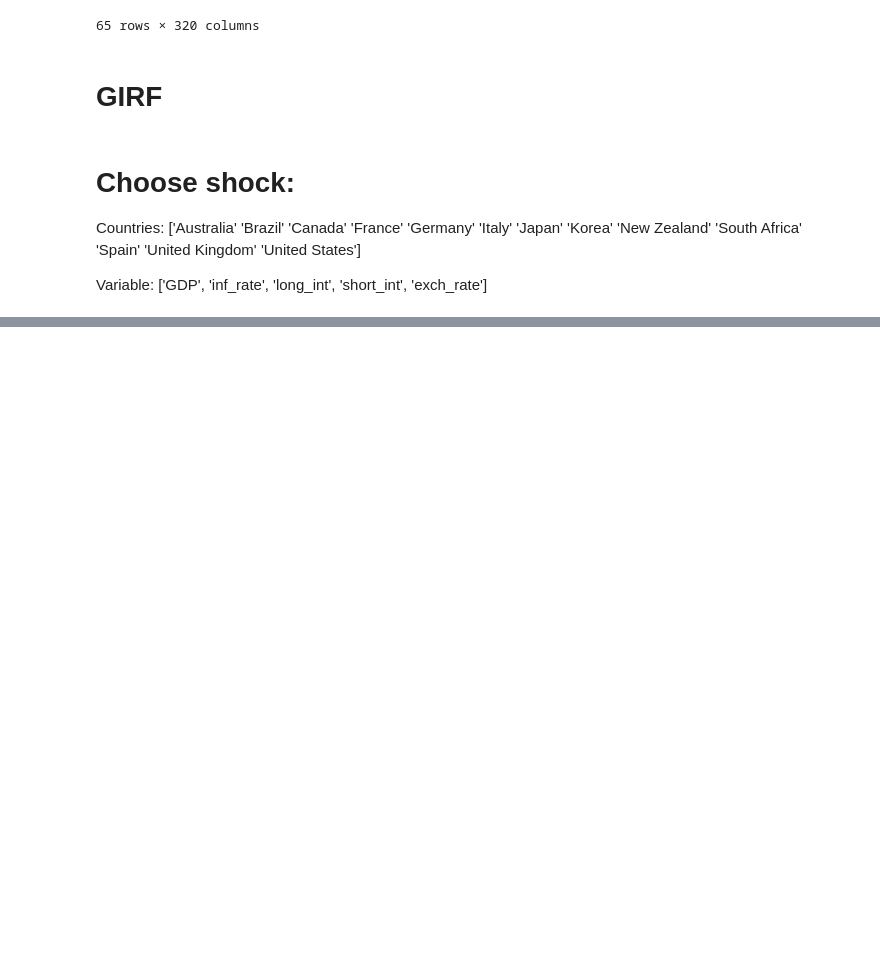
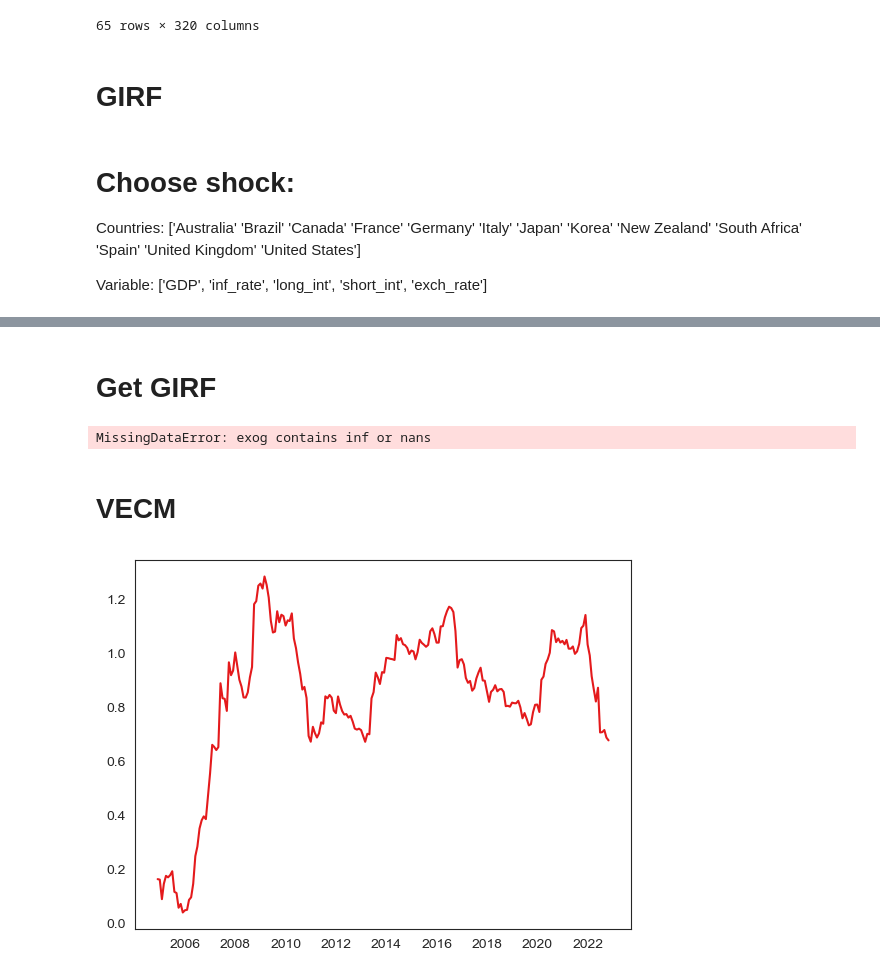
Before and after one commit to JochemvdBosch/GVAR_modeling, a Jupyter notebook: GVAR_code.ipynb, the cells around one changed output, grey strips where cells are left out. Saved outputs shown, nothing was run; the diff lists cells and outputs as text; code cells hidden in the pictures; blank space fills up the shorter version.

```diff
--- a/GVAR_code.ipynb
+++ b/GVAR_code.ipynb
@@ -675,0 +698,21 @@ perform_GIRF(max_h,country_shock,variable_shock,country_choice,variable_choice)
+# %%
+# Loop over all country to calculate the best lag order
+for country in country_list:
+
+    # Define x_it
+    x_it = period_df[country].T
+    x_it.index.freq = 'MS'
+    x_it.columns = x_it.columns + "_x_it"
+
+    # Define x_star with fixed trade weights
+    x_star = sum(period_df[foreign_country].T * df_trade.loc[country][foreign_country] for foreign_country in country_list)
+    x_star.index.freq = 'MS'
+    x_star.columns = x_star.columns + "_x_star"
+
+    # Run method to determine the lag order and its BIC value
+    lag_results = determine_lag(x_it,x_star,max_lag=7)
+
+    print("For",country)
+    print("The lag order by BIC is",lag_results[0])
+    print("The BIC value is",lag_results[1])
+    print("")
@@ -675,0 +737,2 @@ perform_GIRF(max_h,country_shock,variable_shock,country_choice,variable_choice)
+# %% [markdown]
+# Get GIRF
@@ -675,0 +885,30 @@ perform_GIRF(max_h,country_shock,variable_shock,country_choice,variable_choice)
+# %%
+periods = 324
+interval = np.arange(0,periods+1,periods / 2)
+
+period_df = {}
+period = 1
+
+for country in country_list:
+    period_df[country] = df[country].iloc[:,int(interval[period]):int(interval[period+1])]
+
+# Define the data and chosen lags
+lag_x_it = 4
+lag_x_star = 4
+
+# Define the country and variable of the shock
+country_shock = "United States"
+variable_shock = 'GDP'
+
+# Define the countries and variables that should be in the IRF
+country_choice = country_list#np.array(["France","Germany","Italy"])
+variable_choice = np.array(["short_int"])
+
+# Define the length of h
+max_h = 1
+
+perform_quick_GIRF(period_df,lag_x_it,lag_x_star,max_h,country_shock,variable_shock,country_choice,variable_choice)
+# %% [output]
+MissingDataError: exog contains inf or nans
+# %% [markdown]
+# VECM
@@ -675,0 +961,25 @@ perform_GIRF(max_h,country_shock,variable_shock,country_choice,variable_choice)
+# %%
+periods = 324
+period_len = 108
+steps = 1
+
+period_df = {}
+time = 0
+
+
+params = []
+year = []
+
+for time in np.arange(0,periods-period_len,steps):
+#     print(time)
+    for country in country_list:
+        period_df[country] = df[country].iloc[:,time:period_len+time]
+
+    year.append(period_df[country].columns[-1])
+
+    params.append(perform_VECM(period_df))
+
+sns.lineplot(x=year,y=params)
+plt.show()
+# %% [output]
+[figure, added]
```
Also changed, not shown: parts of 39 cells of this notebook.
